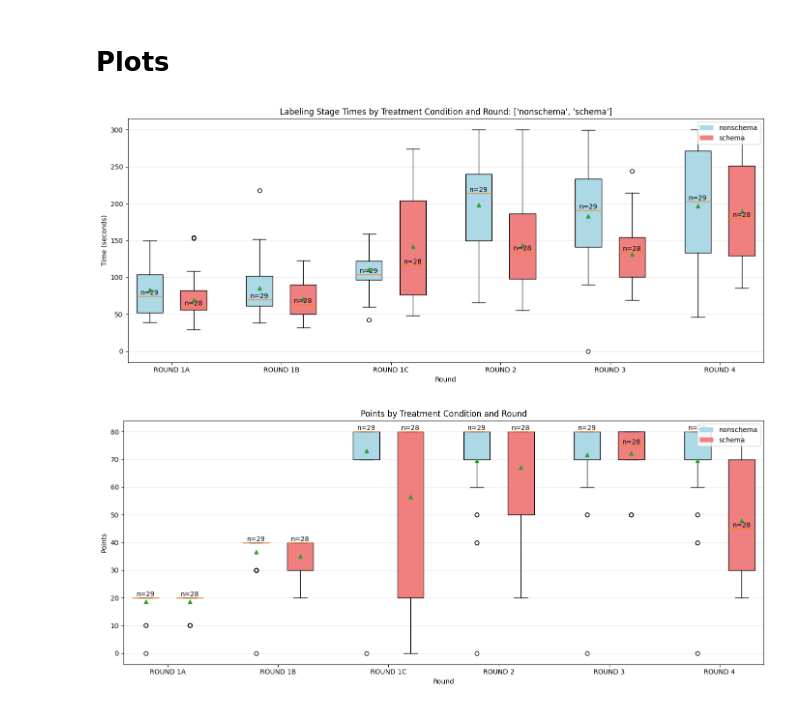
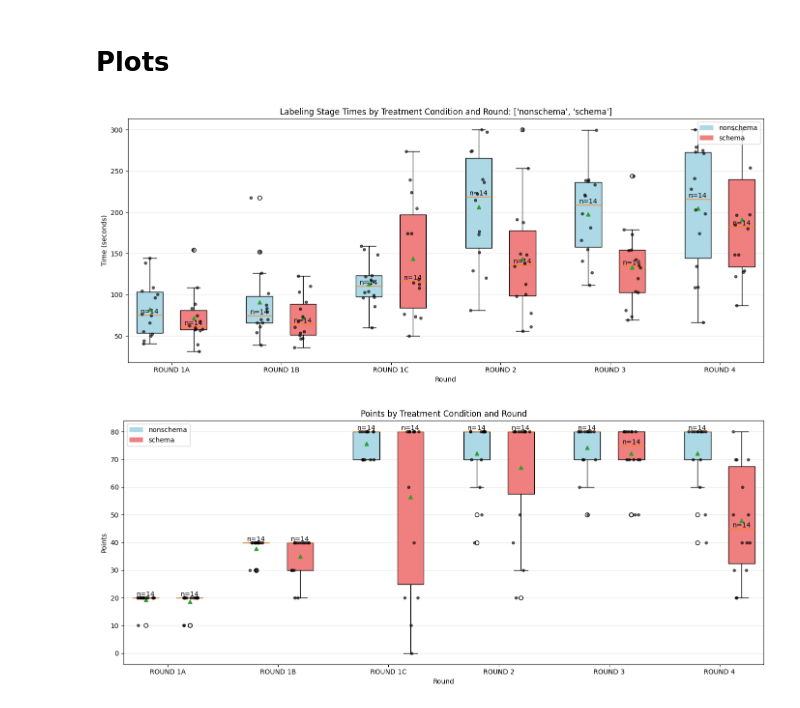
Before and after one commit to JamesPHoughton/organizational-schema-formation, a Jupyter notebook: pilot/analysis.ipynb, the cells around one changed output. Saved outputs shown, nothing was run; the diff lists cells and outputs as text; code cells hidden in the pictures.

```diff
--- a/pilot/analysis.ipynb
+++ b/pilot/analysis.ipynb
@@ -268,0 +256,30 @@ dtype: int64
+# %%
+# pull out just the data we care about
+
+data = all_data[[
+    "treatment", "gameId",
+    "points_unique_1a", "points_unique_1b", "points_unique_1c", "points_unique_2", "points_unique_3", "points_unique_4",
+    "time_labeling_1a", "time_labeling_1b", "time_labeling_1c", "time_labeling_2", "time_labeling_3", "time_labeling_4"
+]]
+points_cols = [col for col in data.columns if col.startswith("points_unique_")]
+assert data.groupby(["treatment","gameId"])[points_cols].std().max().max() == 0 # check that points are the same within each gameId
+
+# find out pairs that have both partners with responses
+pairs = (data.groupby(["treatment","gameId"])[["points_unique_3", "points_unique_4"]].count() == 2)
+
+
+
+data = data.groupby(["treatment","gameId"]).max()  # use the max submission time in the group (this does nothing to points since they are the same within each group)
+# recompute score based on max time
+data["score_1a"] = data["points_unique_1a"] / data["time_labeling_1a"] * 60
+data["score_1b"] = data["points_unique_1b"] / data["time_labeling_1b"] * 60
+data["score_1c"] = data["points_unique_1c"] / data["time_labeling_1c"] * 60
+data["score_2"] = data["points_unique_2"] / data["time_labeling_2"] * 60
+data["score_3"] = data["points_unique_3"] / data["time_labeling_3"] * 60
+data["score_4"] = data["points_unique_4"] / data["time_labeling_4"] * 60
+
+data = data.loc[pairs[pairs.all(axis=1)].index]
+
+data.reset_index(inplace=True)
+
+data
@@ -461,7 +497,7 @@ for col in labeling_stage_time_cols:
             plot_data.append({
                 'round': col,
                 'time': row[col],
-                'condition': row['treatmentGroup']
+                'condition': row['treatment']
             })
 
 plot_df = pd.DataFrame(plot_data)
@@ -506,34 +542,44 @@ for patch, color in zip(bp['boxes'], colors):
     patch.set_facecolor(color)
 
 # Set x-axis labels
 ax.set_xticks([i * (len(conditions) + 0.5) + 0.5 for i in range(len(rounds))])
 ax.set_xticklabels([prettify_label(round_name) for round_name in rounds])
 
 # Add legend
 from matplotlib.patches import Patch
 legend_elements = [Patch(facecolor=color_map[cond], label=cond)
                    for cond in conditions]
 ax.legend(handles=legend_elements, loc='upper right')
 
 # Labels and title
 ax.set_xlabel('Round')
 ax.set_ylabel('Time (seconds)')
 ax.set_title(f'Labeling Stage Times by Treatment Condition and Round: {use_conditions}')
 ax.grid(axis='y', alpha=0.3)
 
 # Add n labels above each box
 n_counts = plot_df.groupby(['round', 'condition']).count()['time']
 for i, round_name in enumerate(rounds):
     for j, condition in enumerate(conditions):
         n = n_counts.get((round_name, condition), 0)
         pos = i * (len(conditions) + 0.5) + j
         y = box_data[i * len(conditions) + j].median() if len(box_data[i * len(conditions) + j]) > 0 else 0
         ax.text(pos, y, f'n={n}', ha='center', va='bottom', fontsize=10, color='black', rotation=0)
 
+# add raw points
+for i, round_name in enumerate(rounds):
+    for j, condition in enumerate(conditions):
+        pos = i * (len(conditions) + 0.5) + j
+        data_subset = box_data[i * len(conditions) + j]
+        # Add jittered scatter points
+        x_jitter = np.random.uniform(-0.2, 0.2, size=len(data_subset))
+        ax.scatter(np.full(len(data_subset), pos) + x_jitter, data_subset,
+                   alpha=0.6, color='black', s=15, zorder=3)
+
 plt.tight_layout()
 plt.show()
 # %% [output]
-[figure, old version]
+[figure, new version]
 # %%
 # Plot points by round instead of labeling time
 points_cols = [col for col in data.columns if col.startswith("points_unique_")]
@@ -548,7 +594,7 @@ for col in points_cols:
             plot_data.append({
                 'round': col,
                 'points': row[col],
-                'condition': row['treatmentGroup']
+                'condition': row['treatment']
             })
 
 plot_df = pd.DataFrame(plot_data)
@@ -600,7 +646,7 @@ ax.set_xticklabels([prettify_label(round_name) for round_name in rounds])
 from matplotlib.patches import Patch
 legend_elements = [Patch(facecolor=color_map[cond], label=cond)
                    for cond in conditions]
-ax.legend(handles=legend_elements, loc='upper right')
+ax.legend(handles=legend_elements, loc='upper left')
 
 # Labels and title
 ax.set_xlabel('Round')
@@ -617,9 +663,20 @@ for i, round_name in enumerate(rounds):
         y = box_data[i * len(conditions) + j].median() if len(box_data[i * len(conditions) + j]) > 0 else 0
         ax.text(pos, y, f'n={n}', ha='center', va='bottom', fontsize=10, color='black', rotation=0)
 
+
+# add raw points
+for i, round_name in enumerate(rounds):
+    for j, condition in enumerate(conditions):
+        pos = i * (len(conditions) + 0.5) + j
+        data_subset = box_data[i * len(conditions) + j]
+        # Add jittered scatter points
+        x_jitter = np.random.uniform(-0.2, 0.2, size=len(data_subset))
+        ax.scatter(np.full(len(data_subset), pos) + x_jitter, data_subset,
+                   alpha=0.6, color='black', s=15, zorder=3)
+
 plt.tight_layout()
 plt.show()
 # %% [output]
-[figure, old version]
+[figure, new version]
 # %%
 # Plot scores by round instead of labeling time
```
Also changed, not shown: parts of 31 cells of this notebook, 1 other file.
